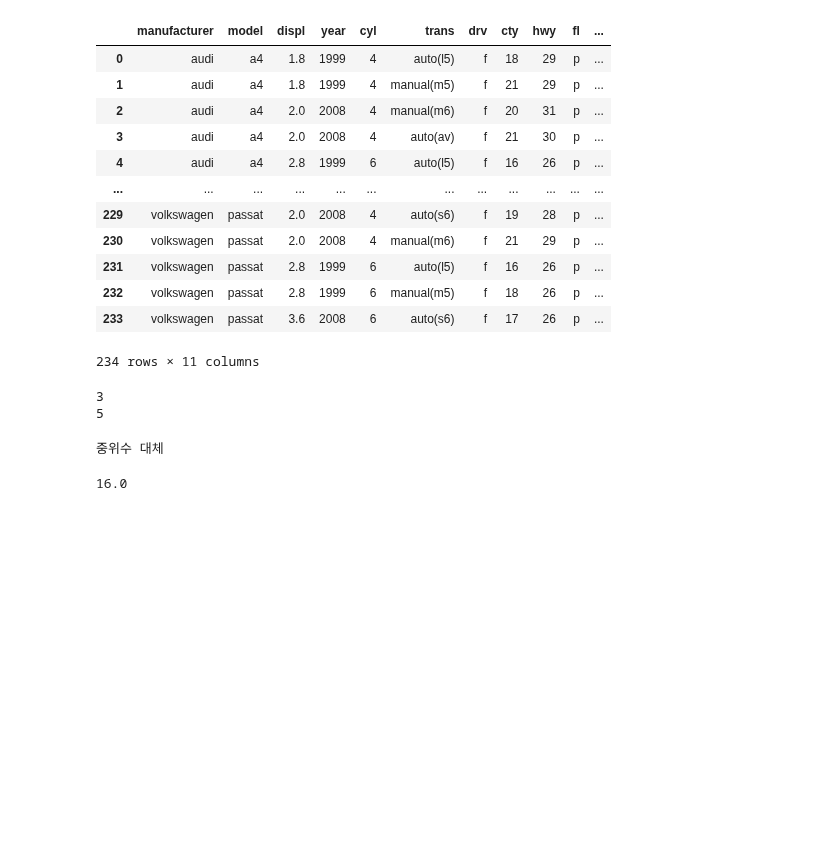
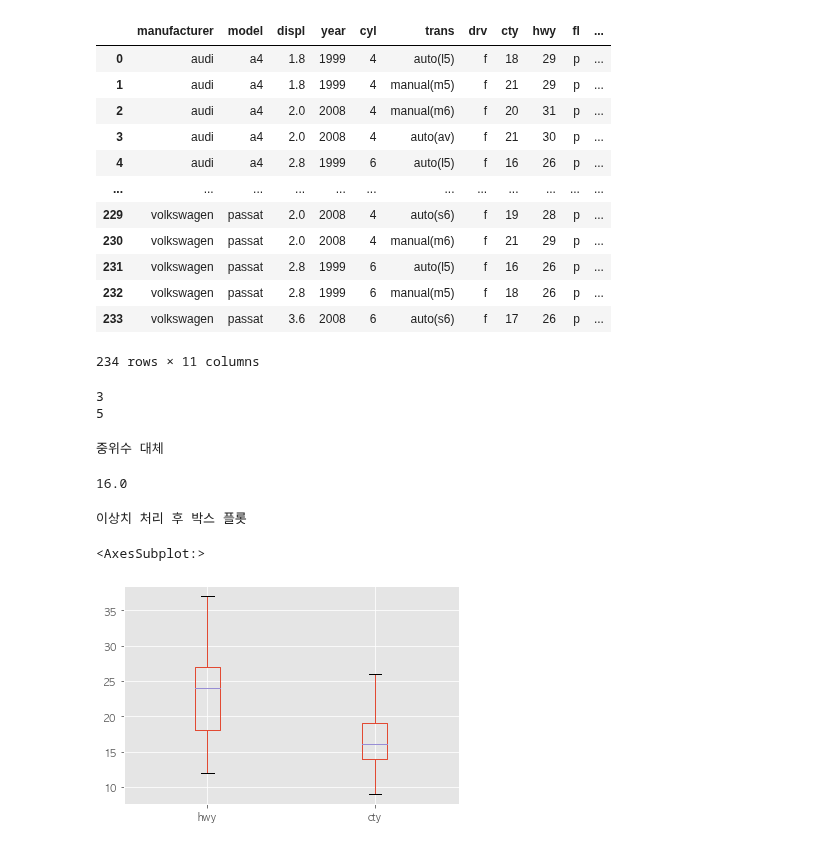
Before and after one commit to JaewooJason/Daily_Practice, a Jupyter notebook: 2022_AI_Visualization[02].ipynb, the cells around one changed output. Cells and saved outputs as stored; diff of their text form; code cells hidden in the pictures; blank space fills up the shorter version.

```diff
--- a/2022_AI_Visualization[02].ipynb
+++ b/2022_AI_Visualization[02].ipynb
@@ -563,3 +563,13 @@ outlier_clean_frm['cty'].median()
 # %% [output]
 중위수 대체
 16.0
+# %%
+print('이상치 처리 후 박스 플롯')
+
+outlier_frm = outlier_clean_frm.filter(['hwy','cty'])
+
+outlier_frm.boxplot()
+# %% [output]
+이상치 처리 후 박스 플롯
+<AxesSubplot:>
+[figure, added]
```
